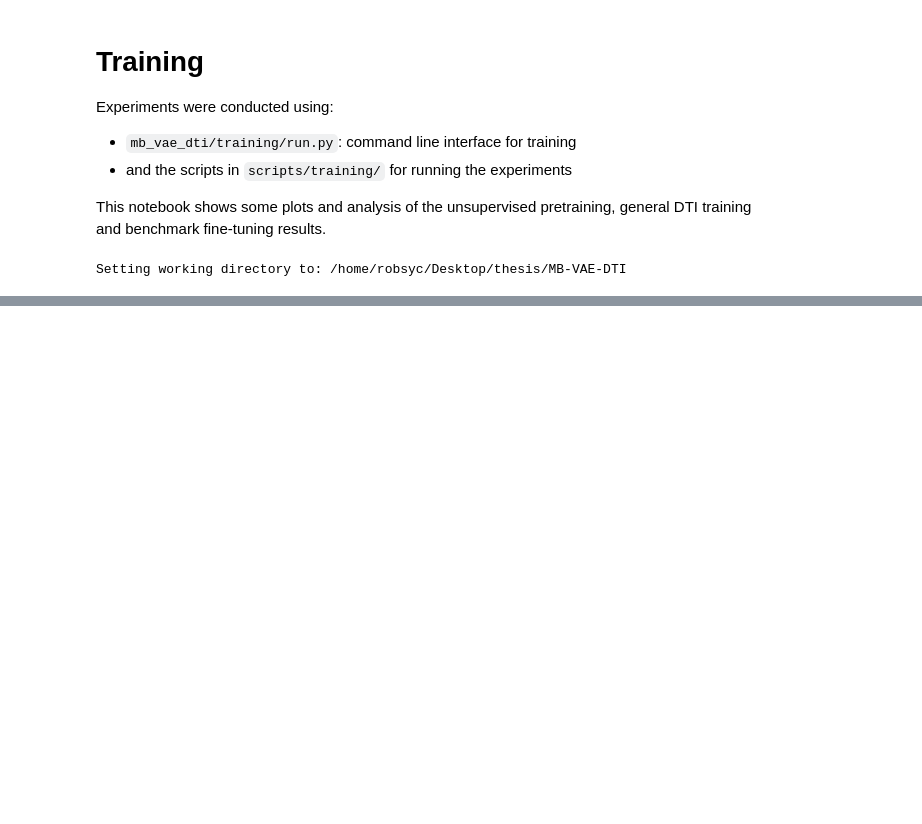
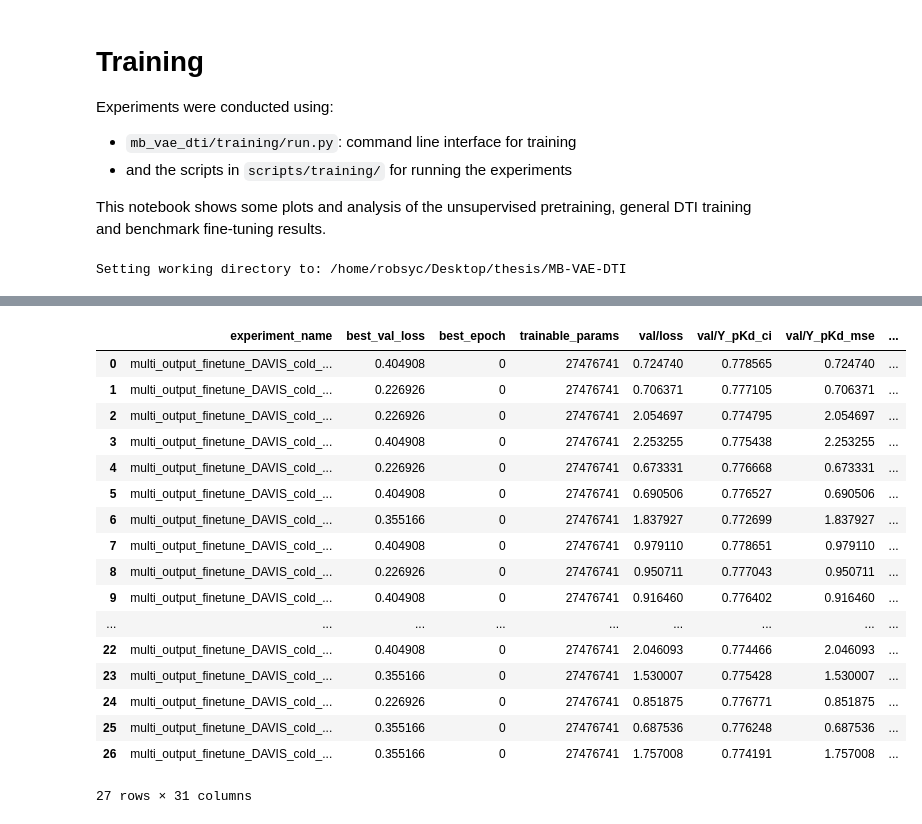
Before and after one commit to robsyc/MB-VAE-DTI, a Jupyter notebook: notebooks/training.ipynb, the cells around one changed output, grey strips where cells are left out. Cells and saved outputs as stored; diff of their text form; code cells hidden in the pictures; blank space fills up the shorter version.

```diff
--- a/notebooks/training.ipynb
+++ b/notebooks/training.ipynb
@@ -55 +55,22 @@ top_5
 5 rows × 31 columns
+# %%
+df
+# %% [output]
+|  | experiment_name | best_val_loss | best_epoch | trainable_params | val/loss | val/Y_pKd_ci | val/Y_pKd_mse | ... |
+| 0 | multi_output_finetune_DAVIS_cold_... | 0.404908 | 0 | 27476741 | 0.724740 | 0.778565 | 0.724740 | ... |
+| 1 | multi_output_finetune_DAVIS_cold_... | 0.226926 | 0 | 27476741 | 0.706371 | 0.777105 | 0.706371 | ... |
+| 2 | multi_output_finetune_DAVIS_cold_... | 0.226926 | 0 | 27476741 | 2.054697 | 0.774795 | 2.054697 | ... |
+| 3 | multi_output_finetune_DAVIS_cold_... | 0.404908 | 0 | 27476741 | 2.253255 | 0.775438 | 2.253255 | ... |
+| 4 | multi_output_finetune_DAVIS_cold_... | 0.226926 | 0 | 27476741 | 0.673331 | 0.776668 | 0.673331 | ... |
+| 5 | multi_output_finetune_DAVIS_cold_... | 0.404908 | 0 | 27476741 | 0.690506 | 0.776527 | 0.690506 | ... |
+| 6 | multi_output_finetune_DAVIS_cold_... | 0.355166 | 0 | 27476741 | 1.837927 | 0.772699 | 1.837927 | ... |
+| 7 | multi_output_finetune_DAVIS_cold_... | 0.404908 | 0 | 27476741 | 0.979110 | 0.778651 | 0.979110 | ... |
+| 8 | multi_output_finetune_DAVIS_cold_... | 0.226926 | 0 | 27476741 | 0.950711 | 0.777043 | 0.950711 | ... |
+| 9 | multi_output_finetune_DAVIS_cold_... | 0.404908 | 0 | 27476741 | 0.916460 | 0.776402 | 0.916460 | ... |
+| ... | ... | ... | ... | ... | ... | ... | ... | ... |
+| 22 | multi_output_finetune_DAVIS_cold_... | 0.404908 | 0 | 27476741 | 2.046093 | 0.774466 | 2.046093 | ... |
+| 23 | multi_output_finetune_DAVIS_cold_... | 0.355166 | 0 | 27476741 | 1.530007 | 0.775428 | 1.530007 | ... |
+| 24 | multi_output_finetune_DAVIS_cold_... | 0.226926 | 0 | 27476741 | 0.851875 | 0.776771 | 0.851875 | ... |
+| 25 | multi_output_finetune_DAVIS_cold_... | 0.355166 | 0 | 27476741 | 0.687536 | 0.776248 | 0.687536 | ... |
+| 26 | multi_output_finetune_DAVIS_cold_... | 0.355166 | 0 | 27476741 | 1.757008 | 0.774191 | 1.757008 | ... |
+27 rows × 31 columns
```
Also changed, not shown: parts of 3 cells of this notebook, 2 other files.
